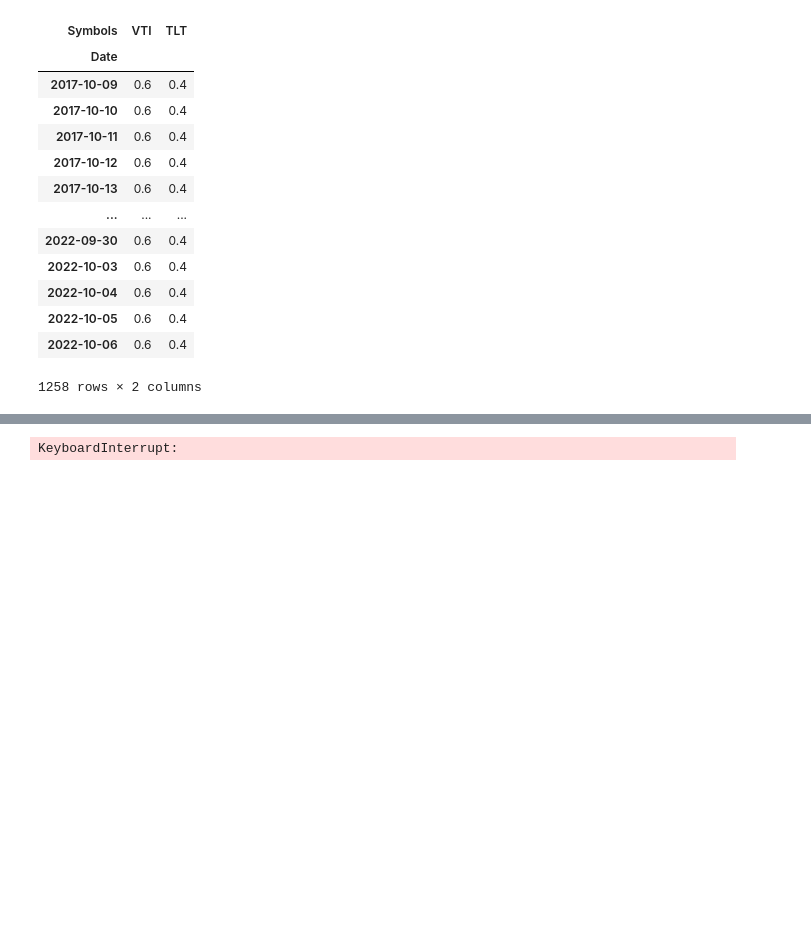
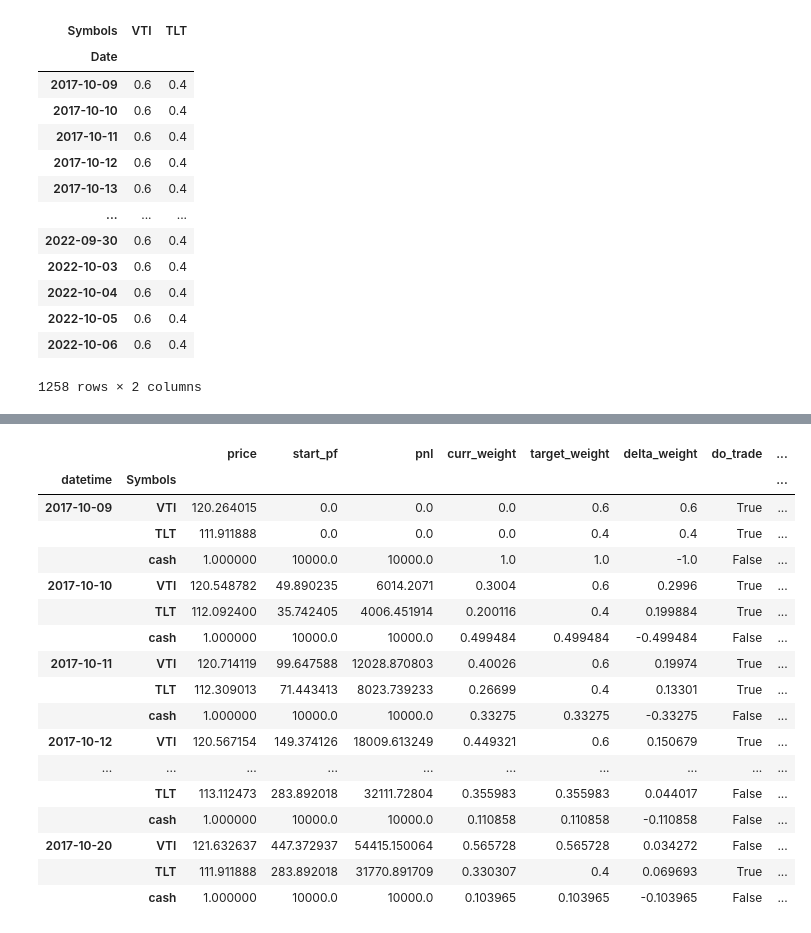
Before and after one commit to breaded-xyz/alphasim, a Jupyter notebook: vignettes/backtest.ipynb, the cells around one changed output, grey strips where cells are left out. Saved outputs shown, nothing was run; the diff lists cells and outputs as text; code cells hidden in the pictures; blank space fills up the shorter version.

```diff
--- a/vignettes/backtest.ipynb
+++ b/vignettes/backtest.ipynb
@@ -102,12 +114,12 @@ result = pd.DataFrame()
 
 for i in range(n):
 
-    pf = None
+    start_pf = None
     if i == 0:
-        pf = pf_df.iloc[0]
-        pf['cash'] = initial_cap
+        start_pf = pf_df.iloc[0].copy()
+        start_pf['cash'] = initial_cap
     else:
-        pf = pf_df.iloc[i-1]
+        start_pf = pf_df.iloc[i-1].copy()
 
     # Slice data to next time interval (t)
     t = pf_df.index[i]
@@ -115,58 +127,78 @@ for i in range(n):
     pnl = pnl_df.iloc[i]
 
     # Mark-to-market the portfolio
-    pnl = pf * price
+    pnl = start_pf * price
     nav = pnl.sum()
+
+    if nav <= 0:
+        break
 
     # Calc latest portfolio weights based on NAV
     curr_weight = pnl / nav
 
     # Calc delta of current to target weight
-    target_weight = weight_df.iloc[i]
+    target_weight = weight_df.iloc[i].copy()
     delta_weight = target_weight - curr_weight
 
     # Based on buffer decide if trade should be made
     do_trade = delta_weight > trade_buffer
     do_trade['cash'] = False
-    if do_trade.all():
-        pf_df.iloc[i] = pf
-        continue
+
+    # If no trade indicated then set target weight to current weight
+    target_weight.loc[~do_trade] = curr_weight
 
     # Assume min fixed commission so trade to target weight
     adj_target_weight = target_weight
     adj_delta_weight = adj_target_weight - curr_weight
 
     # Calc trade to achieve adjusted target weight
-    trade_value = adj_delta_weight * pnl
+    trade_value = adj_delta_weight * nav
     trade_size = trade_value / price
 
     # Calc commission
     #fee = min_commission(price, trade_size)
 
-    post_trade_pf = pf.copy()
-    post_trade_pf = pf + trade_size
+    end_pf = start_pf.copy()
+    end_pf = end_pf + trade_size
     #post_trade_pf['cash'] -= fee
     #post_trade_pf['cash'] -= trade_value.sum()
     #post_trade_exposure = post_trade_pf * price
 
     #adj_target_value = adj_target_weight * nav
     #adj_target_size = adj_target_value / price
-    pf_df.iloc[i, do_trade] = post_trade_pf[do_trade]
+    pf_df.iloc[i] = end_pf
 
 
     # Append data for this time interval to the result
     series = pd.concat(
-        [price, pf, pnl, curr_weight, target_weight, delta_weight, do_trade,
-            adj_target_weight, adj_delta_weight, trade_value, trade_size, post_trade_pf],
-        keys=['price', 'pf', 'pnl', 'curr_weight', 'target_weight', 'delta_weight', 'do_trade',
+        [price, start_pf, pnl, curr_weight, target_weight, delta_weight, do_trade,
+            adj_target_weight, adj_delta_weight, trade_value, trade_size, end_pf],
+        keys=['price', 'start_pf', 'pnl', 'curr_weight', 'target_weight', 'delta_weight', 'do_trade',
             'adj_target_weight', 'adj_delta_weight', 'trade_value', 'trade_size',
-            'post_trade_pf'],
+            'end_pf'],
         axis=1)
     series['datetime'] = t
     series = series.set_index(['datetime', series.index])
     result = pd.concat([result, series])
 
 
-display(result)
+display(result.head(10*3))
 # %% [output]
-KeyboardInterrupt:
+|  |  | price | start_pf | pnl | curr_weight | target_weight | delta_weight | do_trade | ... |
+| datetime | Symbols |  |  |  |  |  |  |  | ... |
+| 2017-10-09 | VTI | 120.264015 | 0.0 | 0.0 | 0.0 | 0.6 | 0.6 | True | ... |
+|  | TLT | 111.911888 | 0.0 | 0.0 | 0.0 | 0.4 | 0.4 | True | ... |
+|  | cash | 1.000000 | 10000.0 | 10000.0 | 1.0 | 1.0 | -1.0 | False | ... |
+| 2017-10-10 | VTI | 120.548782 | 49.890235 | 6014.2071 | 0.3004 | 0.6 | 0.2996 | True | ... |
+|  | TLT | 112.092400 | 35.742405 | 4006.451914 | 0.200116 | 0.4 | 0.199884 | True | ... |
+|  | cash | 1.000000 | 10000.0 | 10000.0 | 0.499484 | 0.499484 | -0.499484 | False | ... |
+| 2017-10-11 | VTI | 120.714119 | 99.647588 | 12028.870803 | 0.40026 | 0.6 | 0.19974 | True | ... |
+|  | TLT | 112.309013 | 71.443413 | 8023.739233 | 0.26699 | 0.4 | 0.13301 | True | ... |
+|  | cash | 1.000000 | 10000.0 | 10000.0 | 0.33275 | 0.33275 | -0.33275 | False | ... |
+| 2017-10-12 | VTI | 120.567154 | 149.374126 | 18009.613249 | 0.449321 | 0.6 | 0.150679 | True | ... |
+| ... | ... | ... | ... | ... | ... | ... | ... | ... | ... |
+|  | TLT | 113.112473 | 283.892018 | 32111.72804 | 0.355983 | 0.355983 | 0.044017 | False | ... |
+|  | cash | 1.000000 | 10000.0 | 10000.0 | 0.110858 | 0.110858 | -0.110858 | False | ... |
+| 2017-10-20 | VTI | 121.632637 | 447.372937 | 54415.150064 | 0.565728 | 0.565728 | 0.034272 | False | ... |
+|  | TLT | 111.911888 | 283.892018 | 31770.891709 | 0.330307 | 0.4 | 0.069693 | True | ... |
+|  | cash | 1.000000 | 10000.0 | 10000.0 | 0.103965 | 0.103965 | -0.103965 | False | ... |
```
Also changed, not shown: parts of 5 cells of this notebook.
